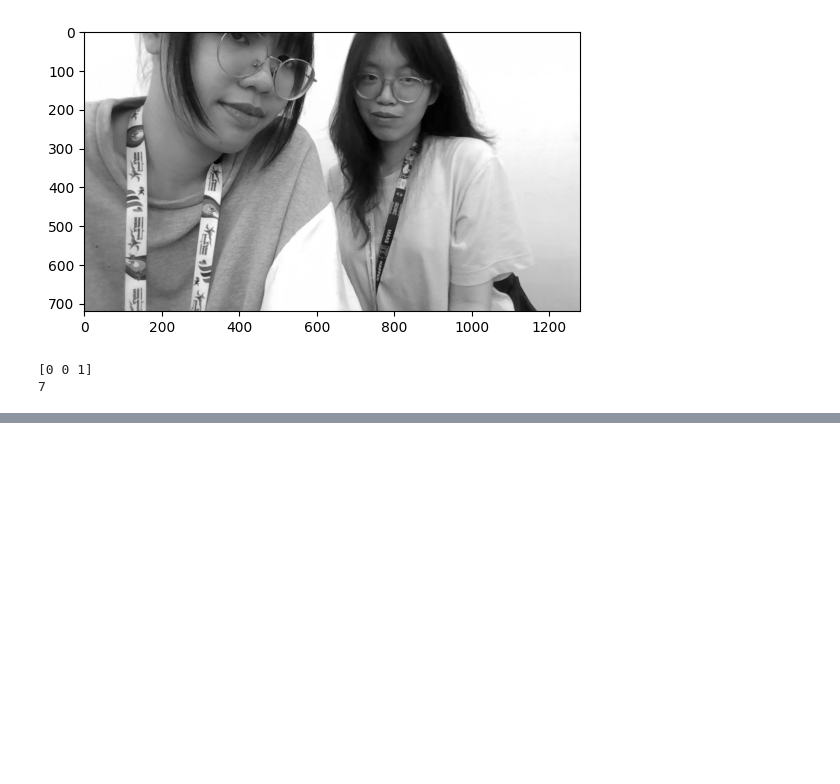
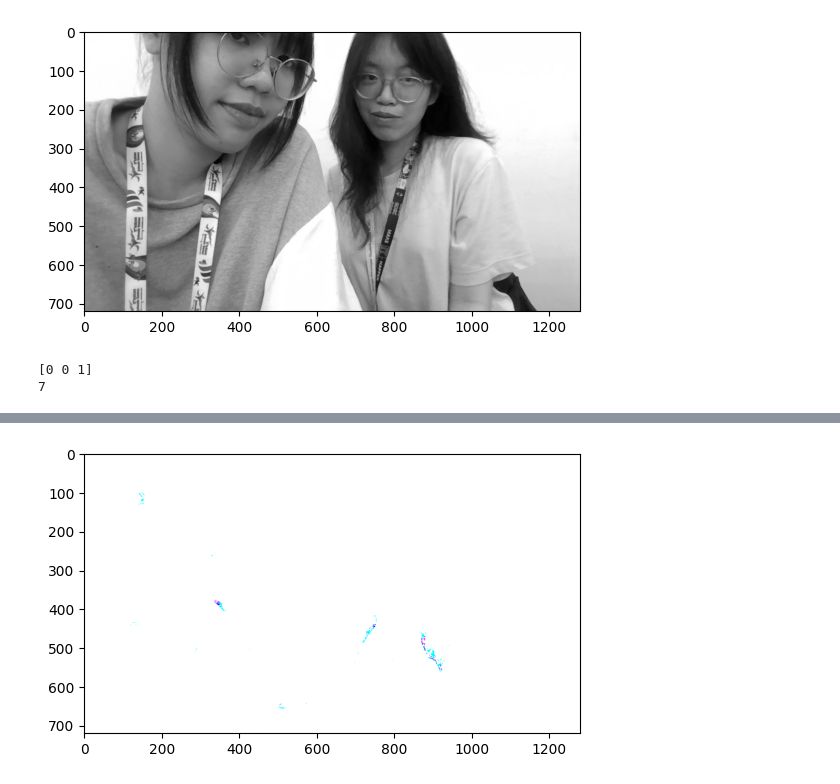
Before and after one commit to Jenniferduong20012004/JennyLearningAI, a Jupyter notebook: vector_and_matrix.ipynb, the cells around one changed output, grey strips where cells are left out. Cells and saved outputs as stored; diff of their text form; code cells hidden in the pictures; blank space fills up the shorter version.

```diff
--- a/vector_and_matrix.ipynb
+++ b/vector_and_matrix.ipynb
@@ -258,3 +258,21 @@ print (getValue(u,a))
 # %% [output]
 [0 0 1]
 7
+# %%
+#matrix transformation --> flip image
+import cv2
+import numpy as np
+import matplotlib.pyplot as plt
+matr_tran = cv2.imread('/content/drive/MyDrive/TA cal2/WIN_20240111_13_36_44_Pro.jpg',1)
+matr_tran = matr_tran.astype (float)
+height, width, channel = matr_tran.shape
+transform_vert = np.array([[1,0],[0,-1]])
+output = np.zeros ((height, width, channel))
+for i in range (height): #liên quan y
+  for j in range (width): #liên quan x
+    pixel = matr_tran[i,j,:]
+    new_j, new_i = transform_vert.dot(np.array((j, i))) + [0, height-1]
+    output [new_i, new_j,:]= pixel
+plt.imshow(output, cmap= 'gray')
+plt.show()
+# %% [output]
@@ -260,0 +280 @@ print (getValue(u,a))
+[figure, added]
```
Also changed, not shown: parts of 1 cell of this notebook.
